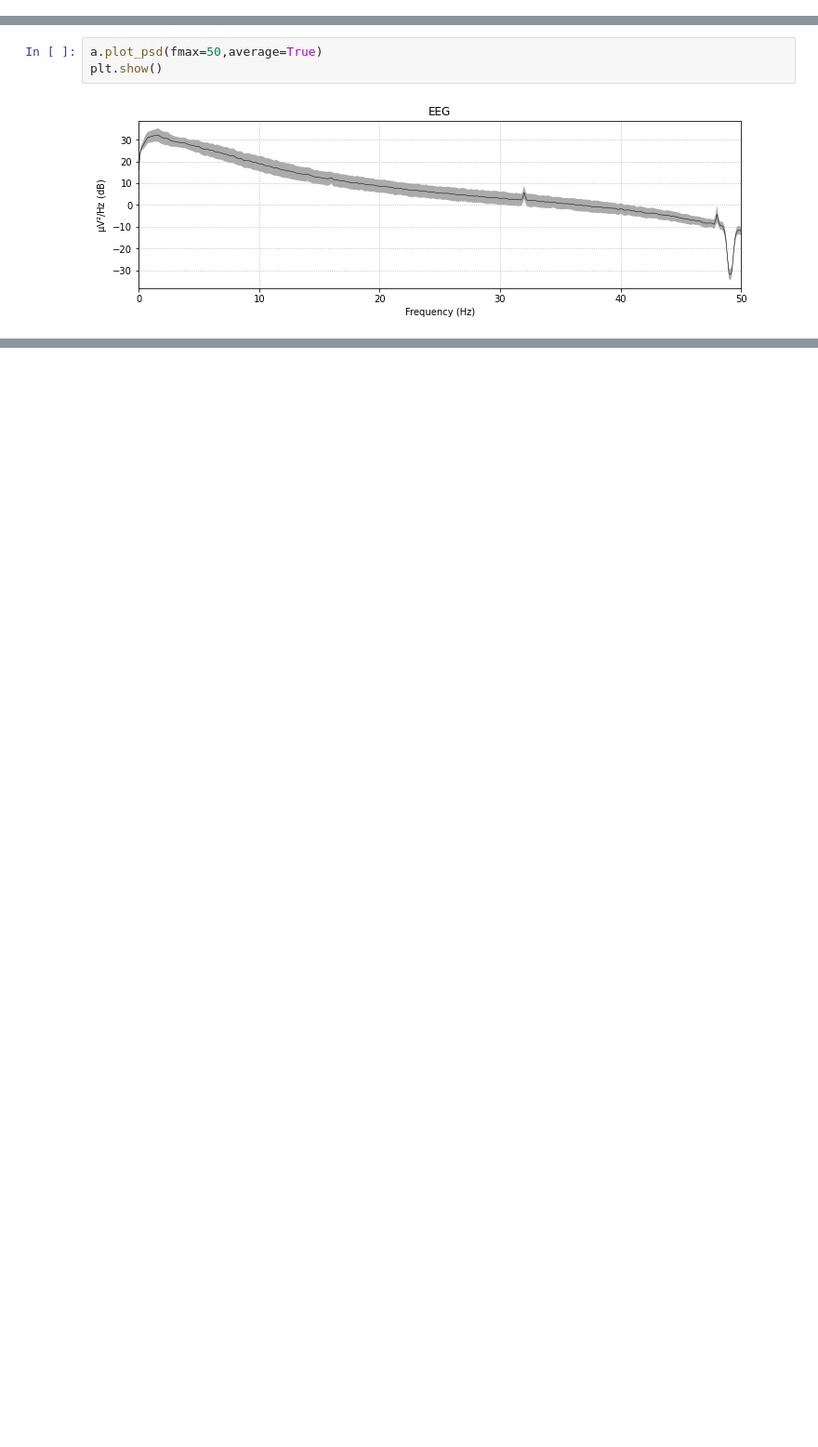
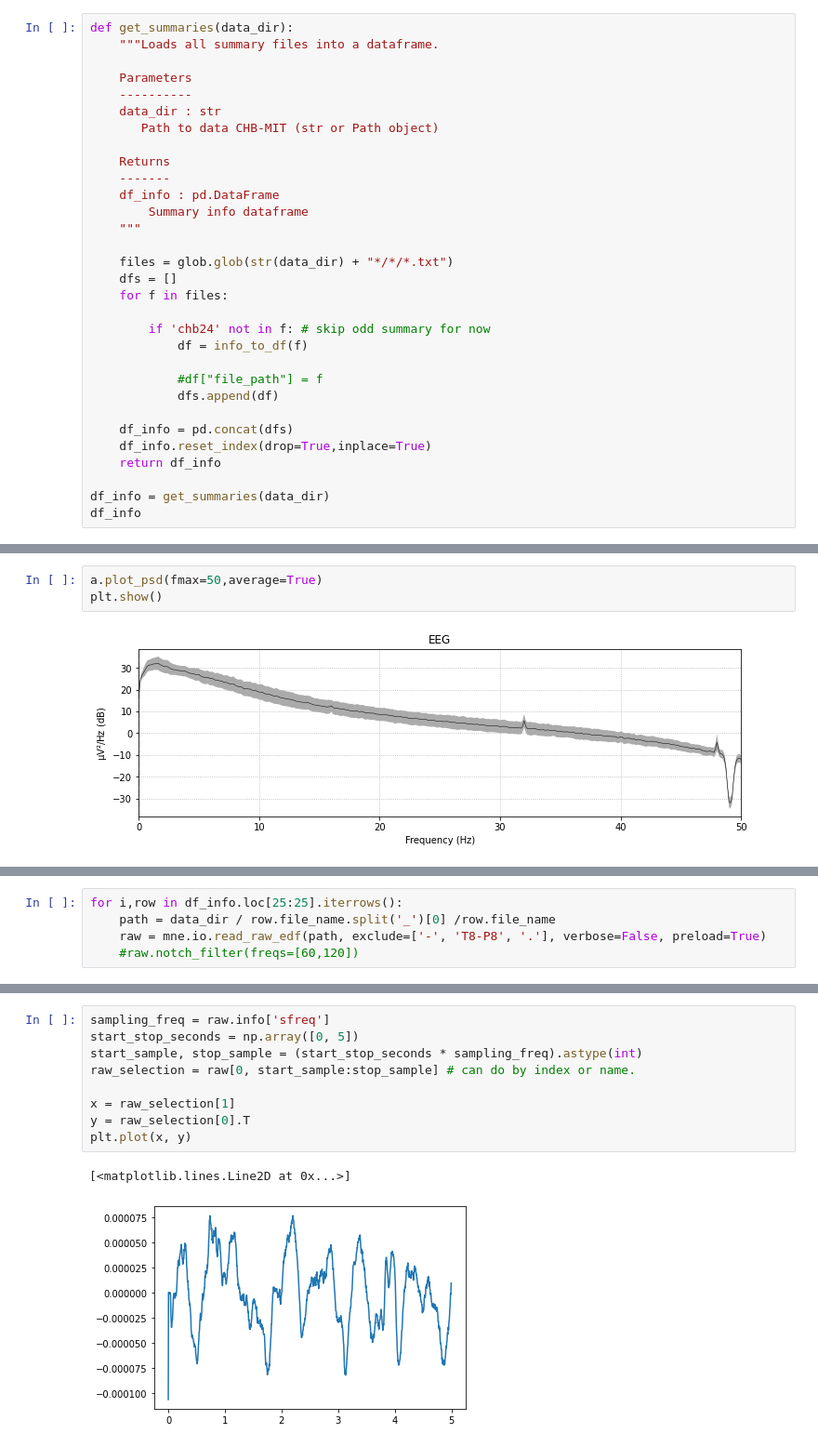
Before and after one commit to mattjdavis/eeg_classifier, a Jupyter notebook: load_data.ipynb, the cells around one changed output, grey strips where cells are left out. Shown at 93% size. Drawn from its saved outputs; the diff is of its cells as text; blank space fills up the shorter version.

```diff
--- a/load_data.ipynb
+++ b/load_data.ipynb
@@ -31,0 +111,31 @@ a
+# %%
+def get_summaries(data_dir):
+    """Loads all summary files into a dataframe.
+
+    Parameters
+    ----------
+    data_dir : str
+       Path to data CHB-MIT (str or Path object)
+
+    Returns
+    -------
+    df_info : pd.DataFrame
+        Summary info dataframe
+    """
+
+    files = glob.glob(str(data_dir) + "*/*/*.txt")
+    dfs = []
+    for f in files:
+
+        if 'chb24' not in f: # skip odd summary for now
+            df = info_to_df(f)
+
+            #df["file_path"] = f
+            dfs.append(df)
+
+    df_info = pd.concat(dfs)
+    df_info.reset_index(drop=True,inplace=True)
+    return df_info
+
+df_info = get_summaries(data_dir)
+df_info
@@ -334,0 +263,5 @@ i, n = load_info('data/chb-mit-scalp-eeg-database-1.0.0/chb04/chb04-summary.txt'
+# %%
+for i,row in df_info.loc[25:25].iterrows():
+    path = data_dir / row.file_name.split('_')[0] /row.file_name
+    raw = mne.io.read_raw_edf(path, exclude=['-', 'T8-P8', '.'], verbose=False, preload=True)
+    #raw.notch_filter(freqs=[60,120])
@@ -334,0 +341,12 @@ i, n = load_info('data/chb-mit-scalp-eeg-database-1.0.0/chb04/chb04-summary.txt'
+# %%
+sampling_freq = raw.info['sfreq']
+start_stop_seconds = np.array([0, 5])
+start_sample, stop_sample = (start_stop_seconds * sampling_freq).astype(int)
+raw_selection = raw[0, start_sample:stop_sample] # can do by index or name.
+
+x = raw_selection[1]
+y = raw_selection[0].T
+plt.plot(x, y)
+# %% [output]
+[<matplotlib.lines.Line2D at 0x...>]
+[figure, added]
```
Also changed, not shown: parts of 62 cells of this notebook.
